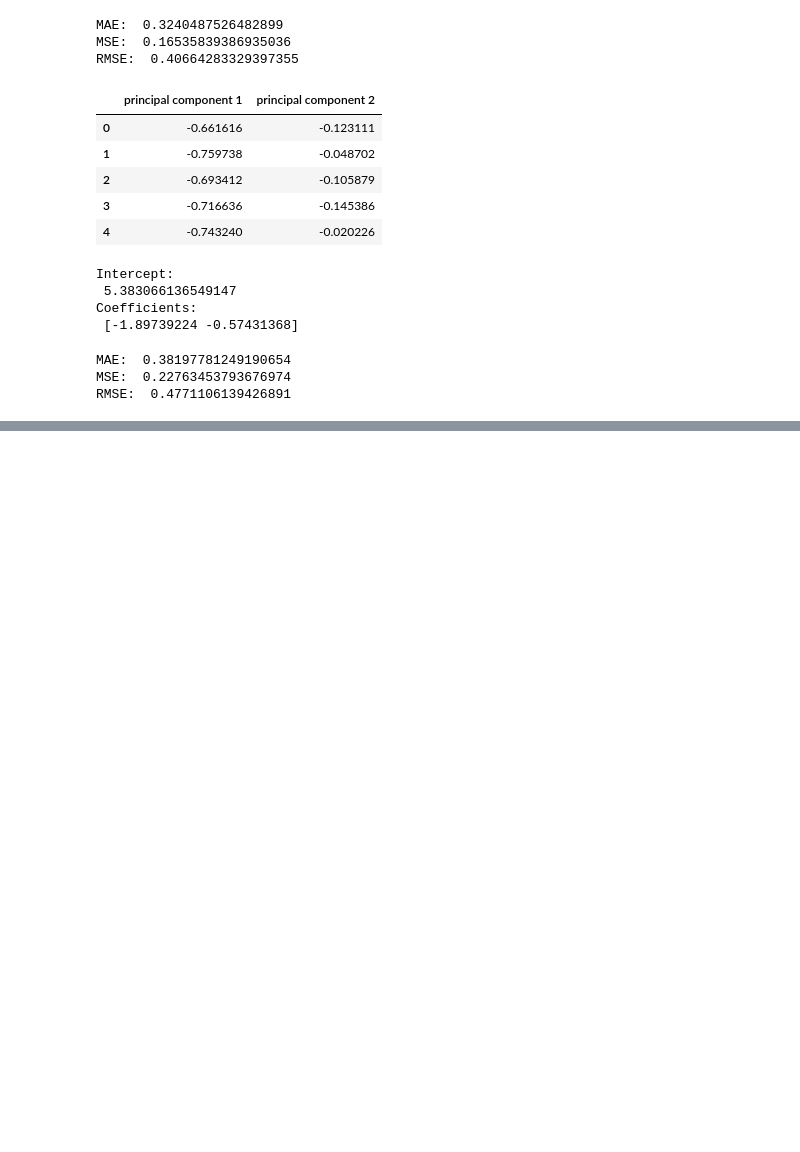
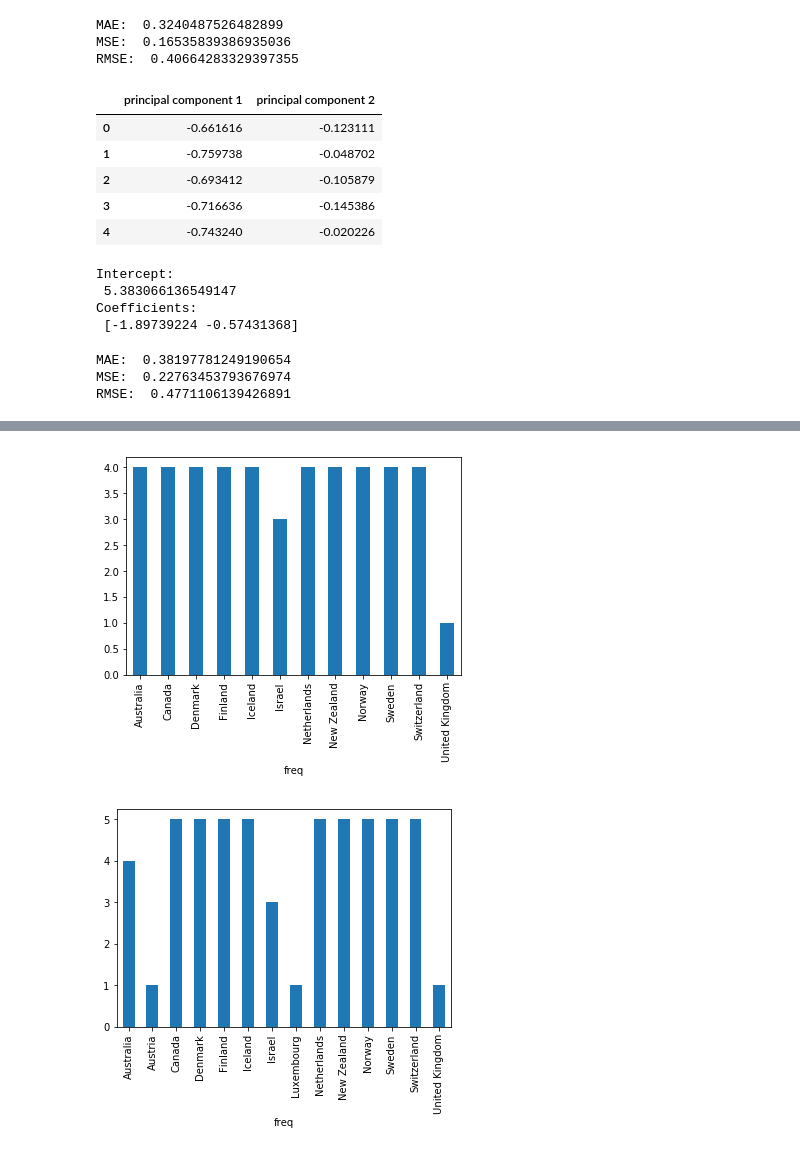
Before and after one commit to Noha-Magdy/world-happiness-report-analysis, a Jupyter notebook: Happiness_report_analysis.ipynb, the cells around one changed output, grey strips where cells are left out. Saved outputs shown, nothing was run; the diff lists cells and outputs as text; code cells hidden in the pictures; blank space fills up the shorter version.

```diff
--- a/Happiness_report_analysis.ipynb
+++ b/Happiness_report_analysis.ipynb
@@ -236,0 +292,16 @@ RMSE:  0.4771106139426891
+# %%
+
+[topPrevCountries.append(i) for i in happiness_report_18['Country or region'][0:11]]
+
+dfTest1 = pd.DataFrame({'freq': topPrevCountries})
+dfTest1.groupby('freq', as_index=False).size().plot(kind='bar')
+plt.show()
+
+[topPrevCountries.append(i) for i in happiness_report_20['Country name'][0:11]]
+
+dfTest2 = pd.DataFrame({'freq': topPrevCountries})
+dfTest2.groupby('freq', as_index=False).size().plot(kind='bar')
+plt.show()
+# %% [output]
+[figure, added]
+[figure, added]
```
Also changed, not shown: parts of 6 cells of this notebook.
